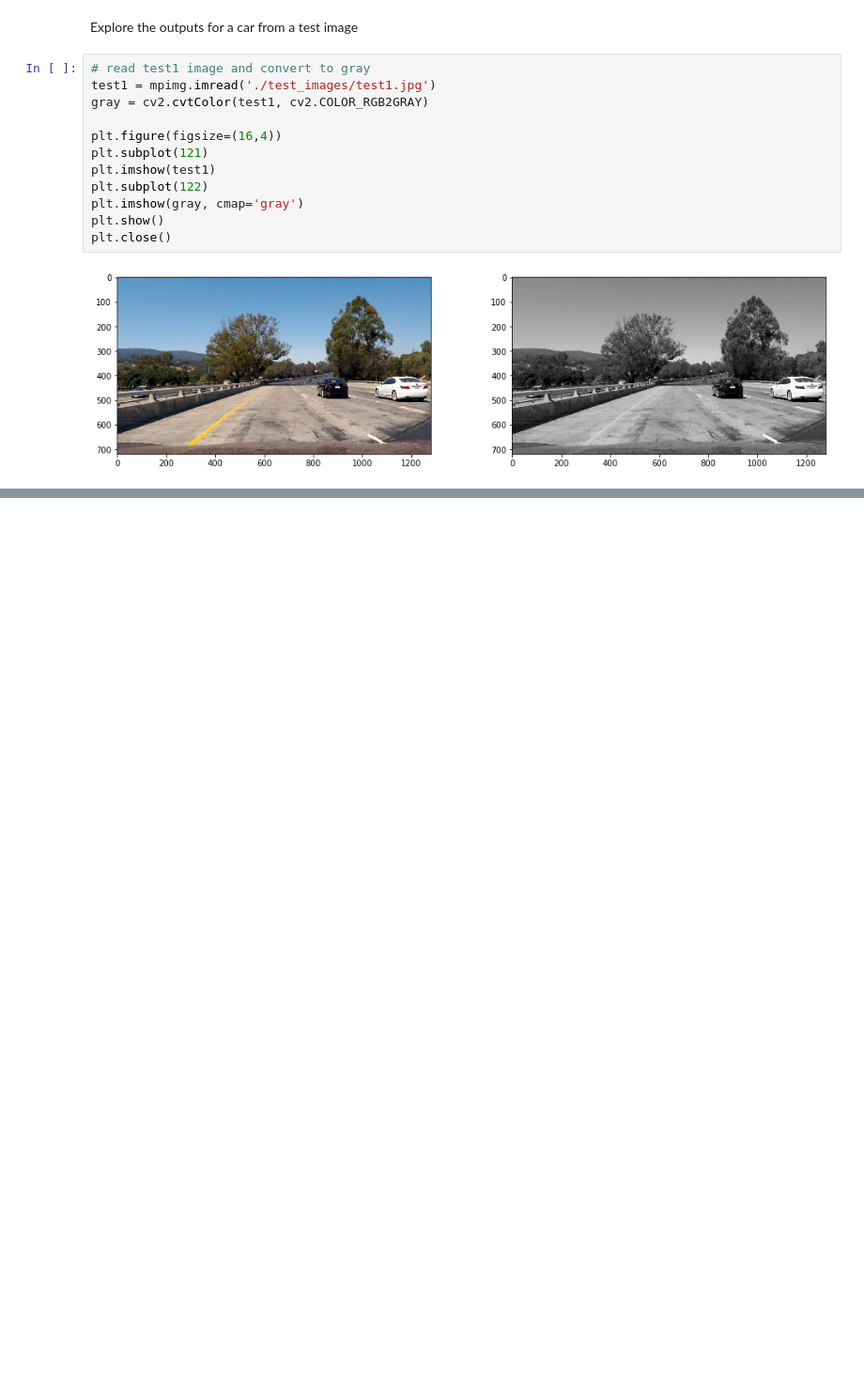
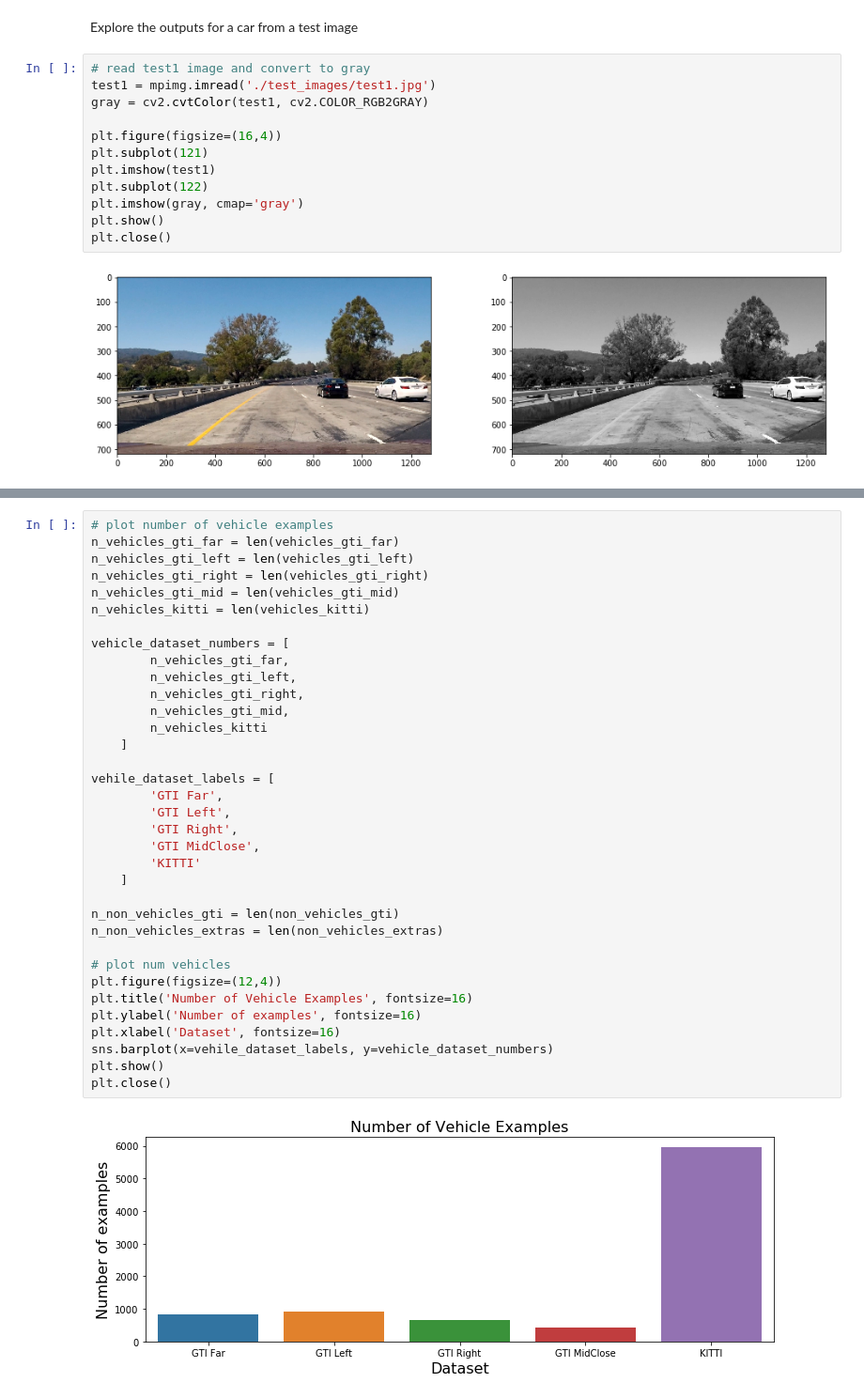
Before and after one commit to musa-atlihan/CarND-Vehicle-Detection, a Jupyter notebook: project-code.ipynb, the cells around one changed output, grey strips where cells are left out. Shown at 94% size. Cells and saved outputs as stored; diff of their text form; blank space fills up the shorter version.

```diff
--- a/project-code.ipynb
+++ b/project-code.ipynb
@@ -90,0 +283,37 @@ The shape of 16x16 cell size: (5, 9, 2, 2, 9)
+# %%
+# plot number of vehicle examples
+n_vehicles_gti_far = len(vehicles_gti_far)
+n_vehicles_gti_left = len(vehicles_gti_left)
+n_vehicles_gti_right = len(vehicles_gti_right)
+n_vehicles_gti_mid = len(vehicles_gti_mid)
+n_vehicles_kitti = len(vehicles_kitti)
+
+vehicle_dataset_numbers = [
+        n_vehicles_gti_far,
+        n_vehicles_gti_left,
+        n_vehicles_gti_right,
+        n_vehicles_gti_mid,
+        n_vehicles_kitti
+    ]
+
+vehile_dataset_labels = [
+        'GTI Far',
+        'GTI Left',
+        'GTI Right',
+        'GTI MidClose',
+        'KITTI'
+    ]
+
+n_non_vehicles_gti = len(non_vehicles_gti)
+n_non_vehicles_extras = len(non_vehicles_extras)
+
+# plot num vehicles
+plt.figure(figsize=(12,4))
+plt.title('Number of Vehicle Examples', fontsize=16)
+plt.ylabel('Number of examples', fontsize=16)
+plt.xlabel('Dataset', fontsize=16)
+sns.barplot(x=vehile_dataset_labels, y=vehicle_dataset_numbers)
+plt.show()
+plt.close()
+# %% [output]
+[figure, added]
```
Also changed, not shown: parts of 19 cells of this notebook, 1 other file.
